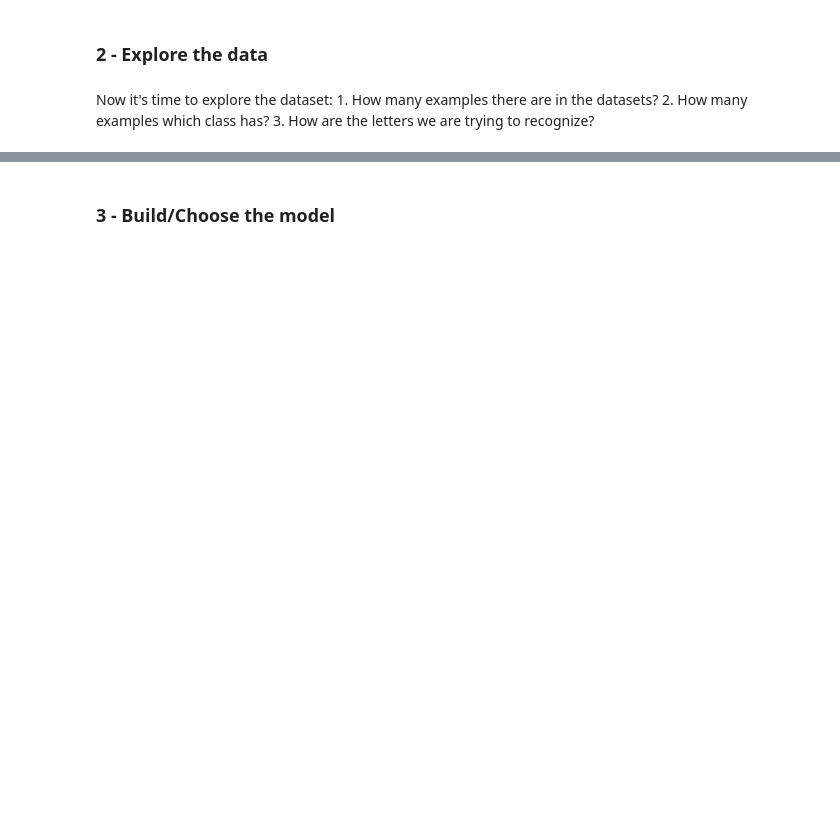
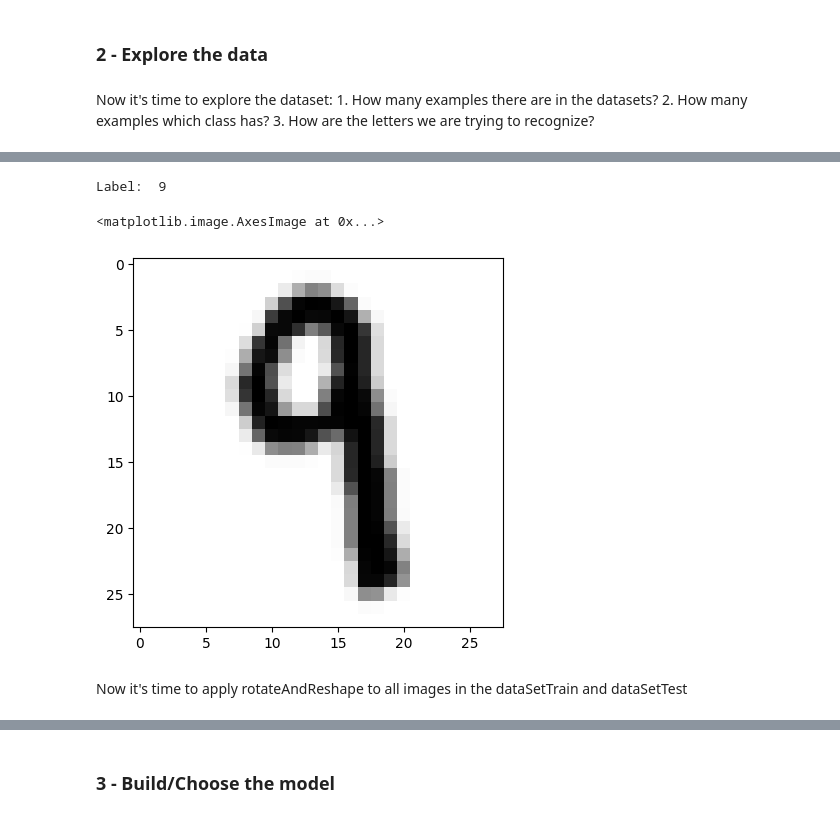
Before and after one commit to BurgaoTheChamp/RecognizeLettersAndNumbers, a Jupyter notebook: RecognizeLettersAndNumbers.ipynb, the cells around one changed output, grey strips where cells are left out. Cells and saved outputs as stored; diff of their text form; code cells hidden in the pictures; blank space fills up the shorter version.

```diff
--- a/RecognizeLettersAndNumbers.ipynb
+++ b/RecognizeLettersAndNumbers.ipynb
@@ -201,0 +296,21 @@ plt.show();
+# %%
+def rotateAndReshape(image):
+    "A function that rotates and reshape an image. "
+    width = 28
+    height = 28
+    image = image.reshape(width, height)
+    image = np.fliplr(image)
+    image = np.rot90(image)
+    return image
+
+#Priting its label wichi is stored in the hashmap
+print("Label: ", labelHashMap[sampleImageLabeled[0]])
+
+#rotating the image
+plt.imshow(rotateAndReshape(sampleImage.values), cmap=plt.cm.gray_r)
+# %% [output]
+Label:  9
+<matplotlib.image.AxesImage at 0x...>
+[figure, added]
+# %% [markdown]
+Now it's time to apply rotateAndReshape to all images in the dataSetTrain and dataSetTest
```
Also changed, not shown: parts of 18 cells of this notebook.
